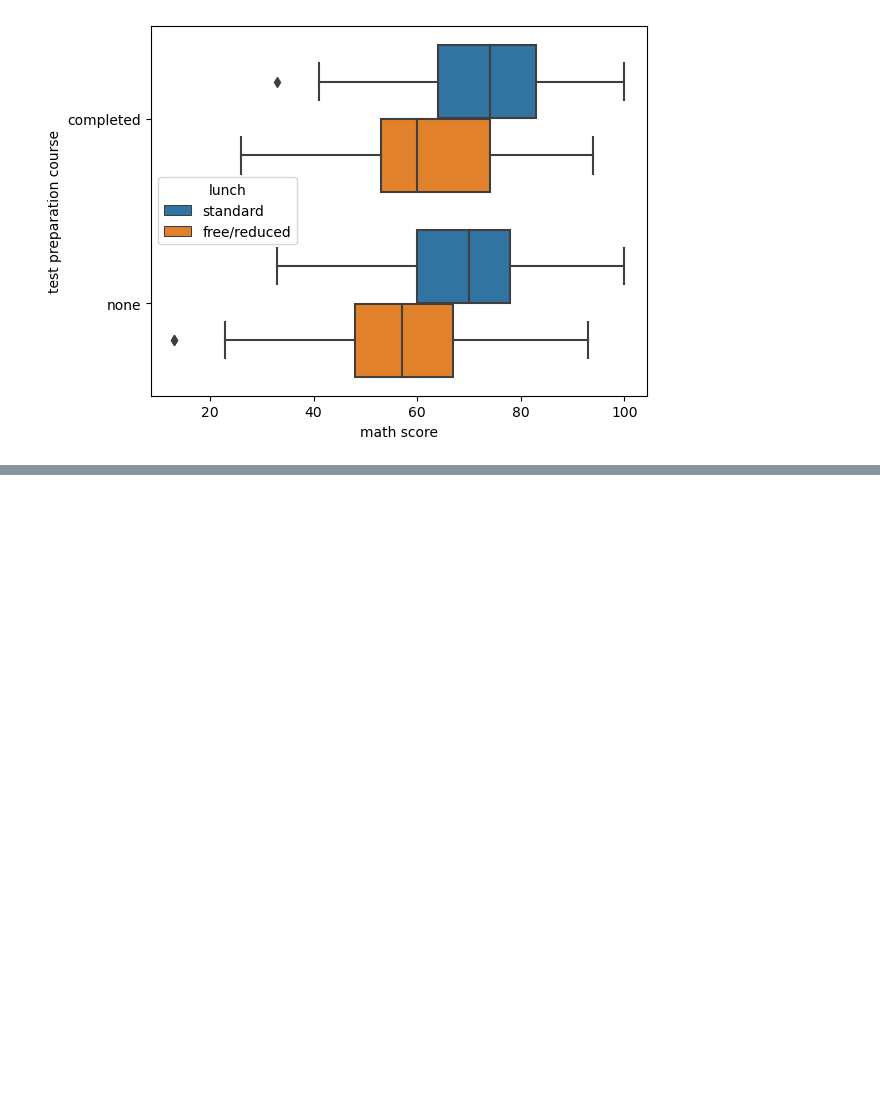
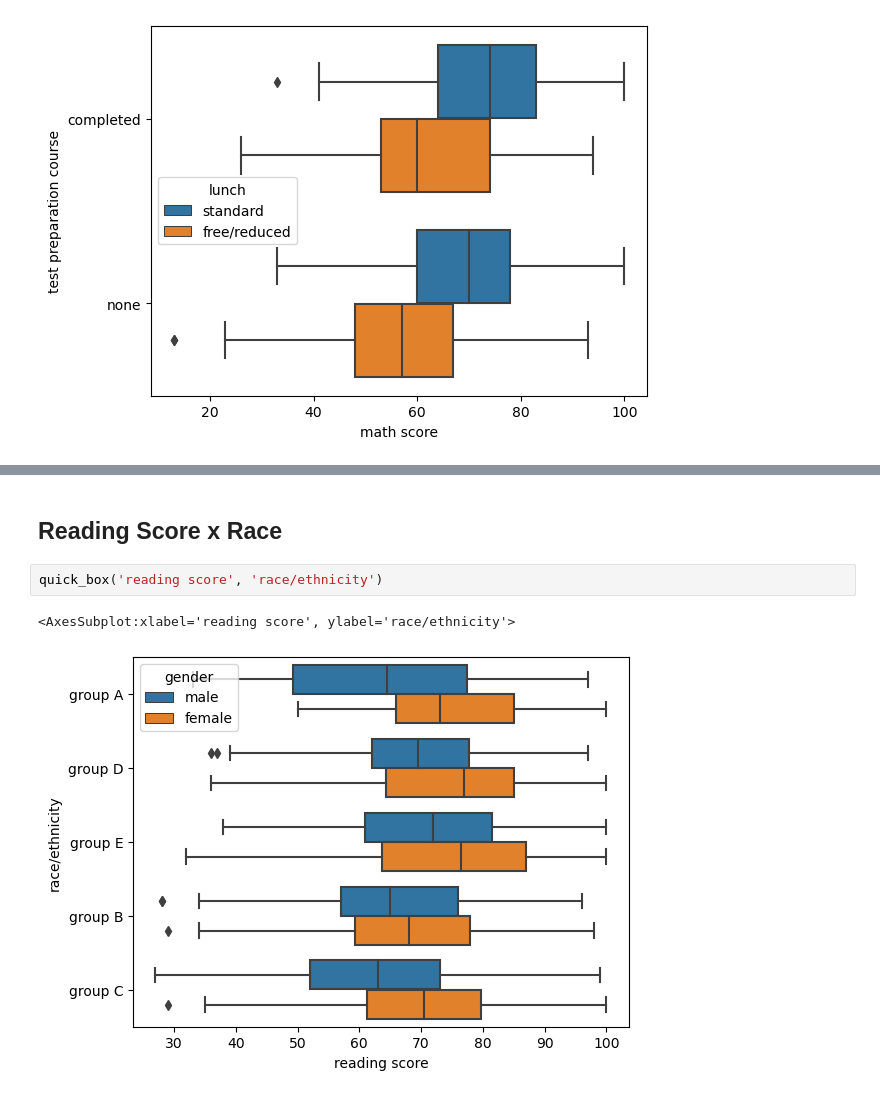
Before and after one commit to Leonardo010/Performance_de_estudantes, a Jupyter notebook: Student_performance_analysis.ipynb, the cells around one changed output, grey strips where cells are left out. Drawn from its saved outputs; the diff is of its cells as text; blank space fills up the shorter version.

```diff
--- a/Student_performance_analysis.ipynb
+++ b/Student_performance_analysis.ipynb
@@ -251,0 +320,7 @@ ax13
+# %% [markdown]
+## Reading Score x Race
+# %%
+quick_box('reading score', 'race/ethnicity')
+# %% [output]
+<AxesSubplot:xlabel='reading score', ylabel='race/ethnicity'>
+[figure, added]
```
Also changed, not shown: parts of 23 cells of this notebook.
